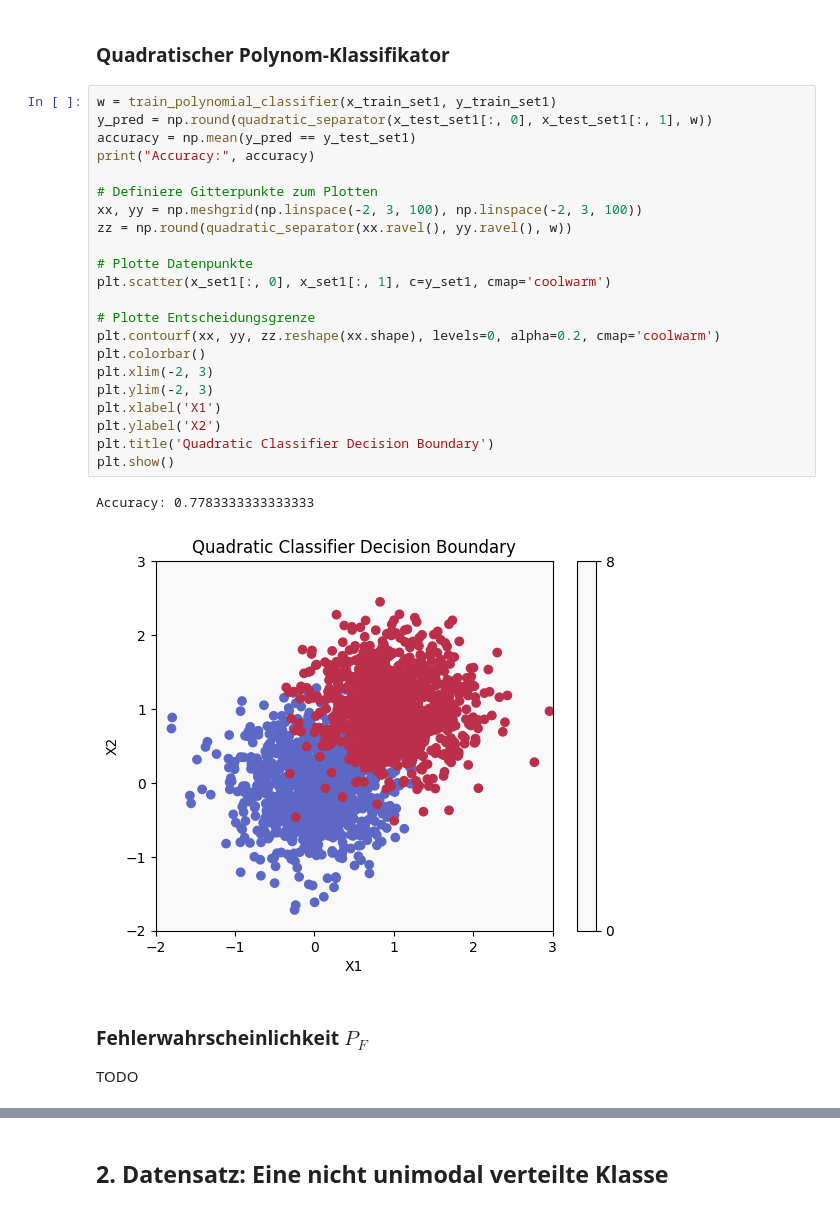
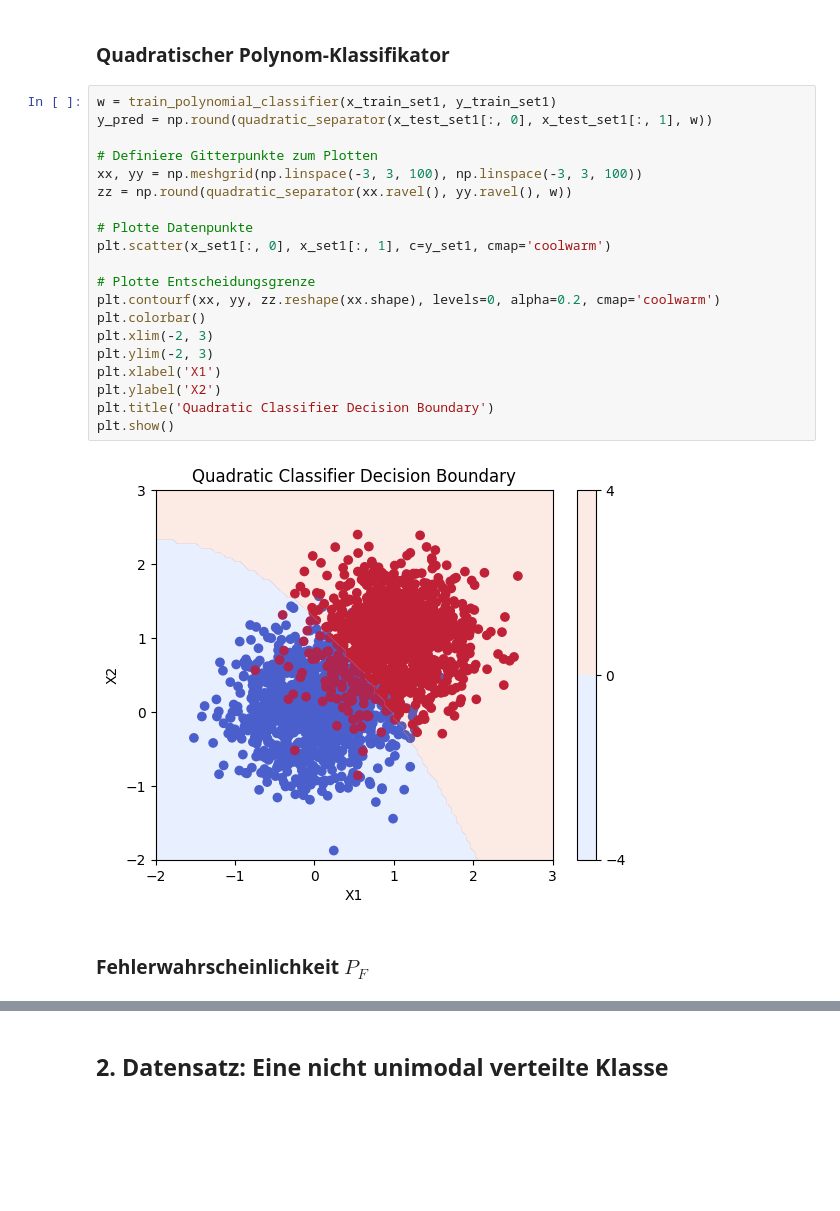
Before and after one commit to simonsymhoven/pattern-matching-machine-learning, a Jupyter notebook: blatt-2/gruppe-1-abgabe-blatt-2/aufgabe-2-3.ipynb, the cells around one changed output, grey strips where cells are left out. Cells and saved outputs as stored; diff of their text form; blank space fills up the shorter version.

```diff
--- a/blatt-2/gruppe-1-abgabe-blatt-2/aufgabe-2-3.ipynb
+++ b/blatt-2/gruppe-1-abgabe-blatt-2/aufgabe-2-3.ipynb
@@ -136,29 +141,24 @@ Size Test Data Set 1: 600
 # %%
 w = train_polynomial_classifier(x_train_set1, y_train_set1)
 y_pred = np.round(quadratic_separator(x_test_set1[:, 0], x_test_set1[:, 1], w))
-accuracy = np.mean(y_pred == y_test_set1)
-print("Accuracy:", accuracy)
 
 # Definiere Gitterpunkte zum Plotten
-xx, yy = np.meshgrid(np.linspace(-2, 3, 100), np.linspace(-2, 3, 100))
+xx, yy = np.meshgrid(np.linspace(-3, 3, 100), np.linspace(-3, 3, 100))
 zz = np.round(quadratic_separator(xx.ravel(), yy.ravel(), w))
 
 # Plotte Datenpunkte
 plt.scatter(x_set1[:, 0], x_set1[:, 1], c=y_set1, cmap='coolwarm')
 
 # Plotte Entscheidungsgrenze
 plt.contourf(xx, yy, zz.reshape(xx.shape), levels=0, alpha=0.2, cmap='coolwarm')
 plt.colorbar()
 plt.xlim(-2, 3)
 plt.ylim(-2, 3)
 plt.xlabel('X1')
 plt.ylabel('X2')
 plt.title('Quadratic Classifier Decision Boundary')
 plt.show()
 # %% [output]
-Accuracy: 0.7783333333333333
-[figure, old version]
+[figure, new version]
 # %% [markdown]
 ### Fehlerwahrscheinlichkeit $ P_F $
-
-TODO
```
Also changed, not shown: parts of 15 cells of this notebook.
